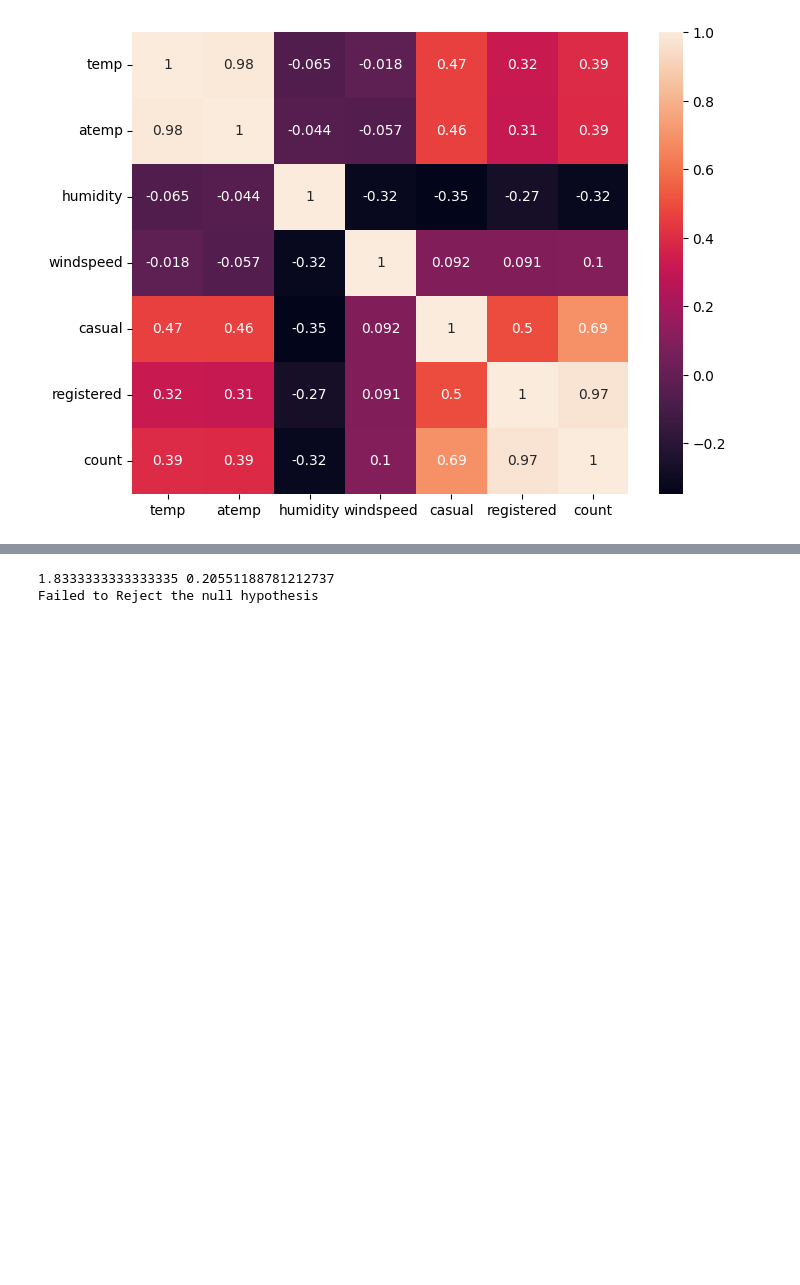
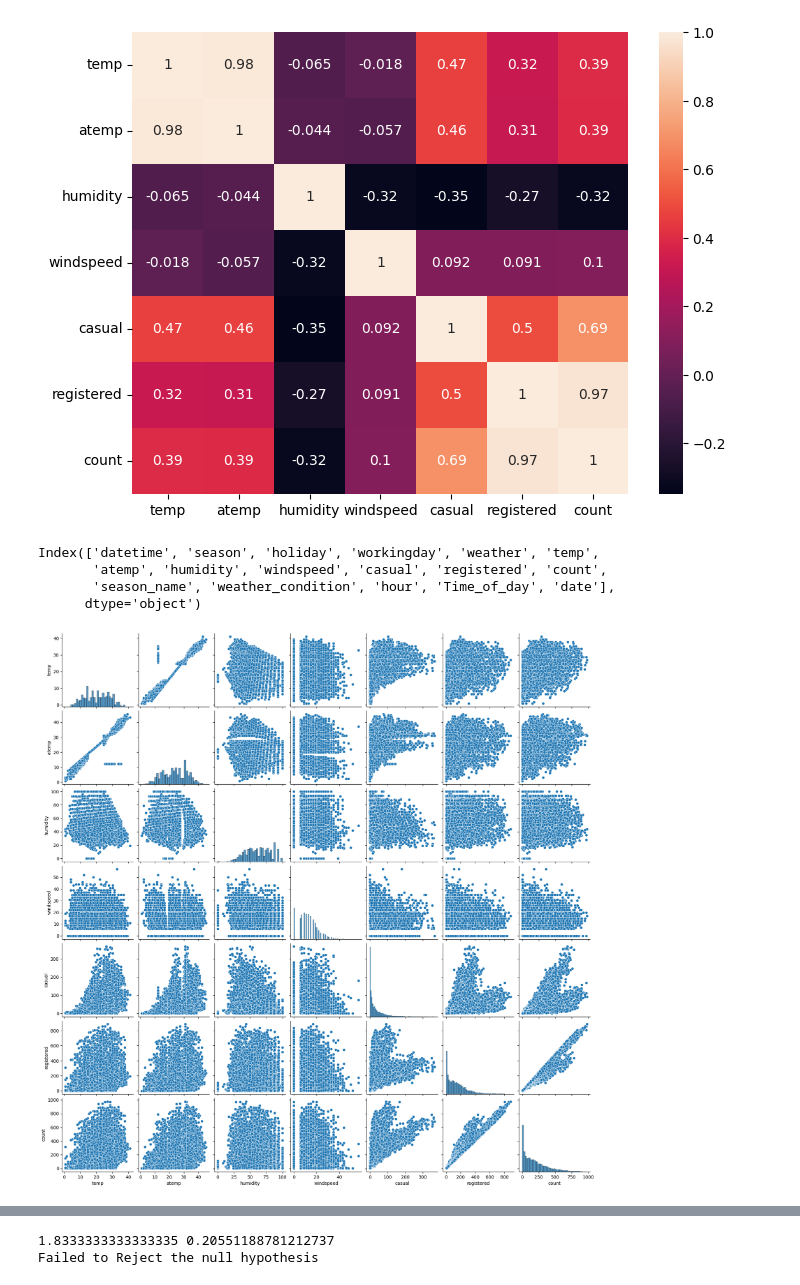
Before and after one commit to trehansalil/yulu_data_analysis, a Jupyter notebook: data_analysis.ipynb, the cells around one changed output, grey strips where cells are left out. Saved outputs shown, nothing was run; the diff lists cells and outputs as text; code cells hidden in the pictures; blank space fills up the shorter version.

```diff
--- a/data_analysis.ipynb
+++ b/data_analysis.ipynb
@@ -616,3 +632,18 @@ sns.heatmap(df[num_cols].corr(), annot=True);
 # Let's build a hypothesis to check this.
 # %% [output]
 [figure]
+# %%
+df.columns
+# %% [output]
+Index(['datetime', 'season', 'holiday', 'workingday', 'weather', 'temp',
+       'atemp', 'humidity', 'windspeed', 'casual', 'registered', 'count',
+       'season_name', 'weather_condition', 'hour', 'Time_of_day', 'date'],
+      dtype='object')
+# %%
+# plt.figure(figsize=(8,6))
+sns.pairplot(df[num_cols]);
+
+# It is quite evident that count of casual users is getting impacted by this one major factor i.e temp/atemp.
+# Let's build a hypothesis to check this.
+# %% [output]
+[figure, added]
```
Also changed, not shown: parts of 32 cells of this notebook.
